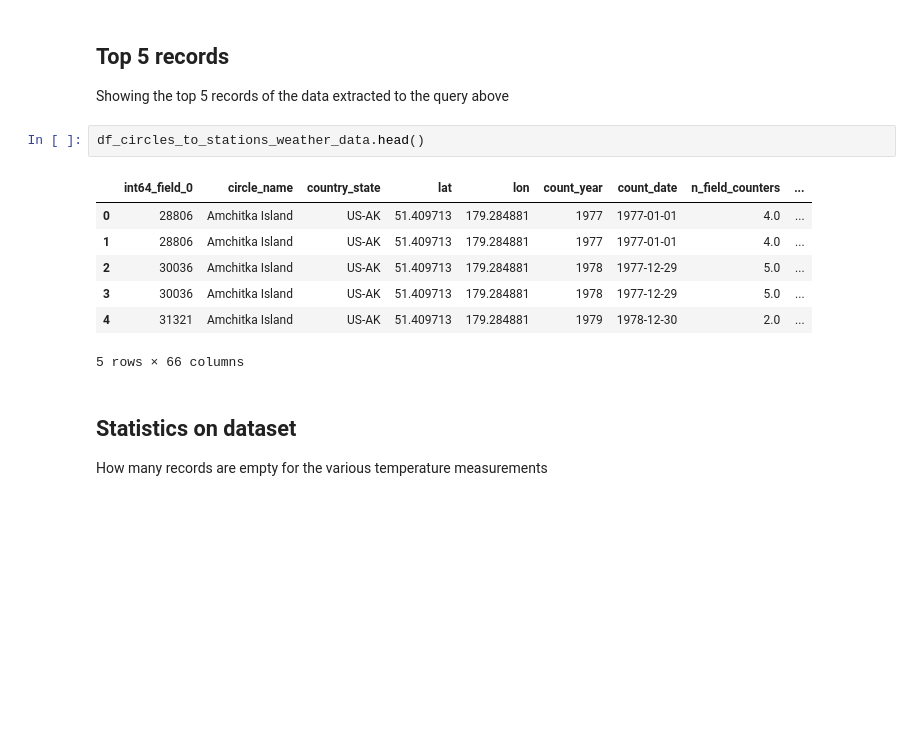
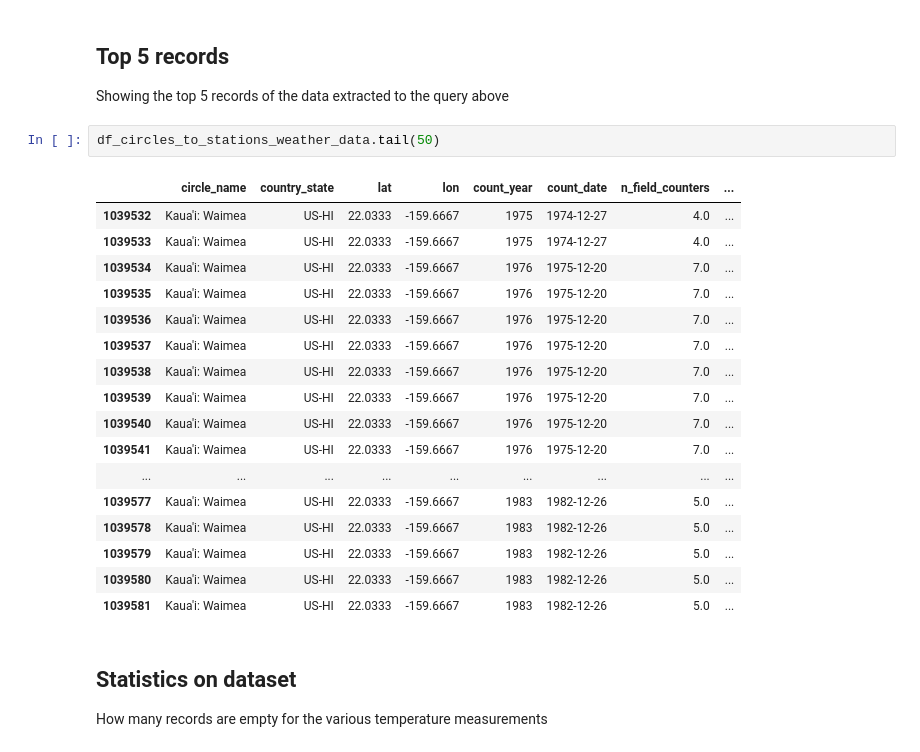
Before and after one commit to DataKind-DC/audubon-cbc, a Jupyter notebook: notebooks/1.1-circles-to-many-noaa-stations-usa-weather-data.ipynb, the cells around one changed output. Drawn from its saved outputs; the diff is of its cells as text; blank space fills up the shorter version.

```diff
--- a/notebooks/1.1-circles-to-many-noaa-stations-usa-weather-data.ipynb
+++ b/notebooks/1.1-circles-to-many-noaa-stations-usa-weather-data.ipynb
@@ -139,16 +152,26 @@ df_circles_to_stations_weather_data.shape
 # %% [markdown]
 ## Top 5 records
 Showing the top 5 records of the data extracted to the query above
-# %%
-df_circles_to_stations_weather_data.head()
-# %% [output]
-|  | int64_field_0 | circle_name | country_state | lat | lon | count_year | count_date | n_field_counters | ... |
-| 0 | 28806 | Amchitka Island | US-AK | 51.409713 | 179.284881 | 1977 | 1977-01-01 | 4.0 | ... |
-| 1 | 28806 | Amchitka Island | US-AK | 51.409713 | 179.284881 | 1977 | 1977-01-01 | 4.0 | ... |
-| 2 | 30036 | Amchitka Island | US-AK | 51.409713 | 179.284881 | 1978 | 1977-12-29 | 5.0 | ... |
-| 3 | 30036 | Amchitka Island | US-AK | 51.409713 | 179.284881 | 1978 | 1977-12-29 | 5.0 | ... |
-| 4 | 31321 | Amchitka Island | US-AK | 51.409713 | 179.284881 | 1979 | 1978-12-30 | 2.0 | ... |
-5 rows × 66 columns
+# %%
+df_circles_to_stations_weather_data.tail(50)
+# %% [output]
+|  | circle_name | country_state | lat | lon | count_year | count_date | n_field_counters | ... |
+| 1039532 | Kaua'i: Waimea | US-HI | 22.0333 | -159.6667 | 1975 | 1974-12-27 | 4.0 | ... |
+| 1039533 | Kaua'i: Waimea | US-HI | 22.0333 | -159.6667 | 1975 | 1974-12-27 | 4.0 | ... |
+| 1039534 | Kaua'i: Waimea | US-HI | 22.0333 | -159.6667 | 1976 | 1975-12-20 | 7.0 | ... |
+| 1039535 | Kaua'i: Waimea | US-HI | 22.0333 | -159.6667 | 1976 | 1975-12-20 | 7.0 | ... |
+| 1039536 | Kaua'i: Waimea | US-HI | 22.0333 | -159.6667 | 1976 | 1975-12-20 | 7.0 | ... |
+| 1039537 | Kaua'i: Waimea | US-HI | 22.0333 | -159.6667 | 1976 | 1975-12-20 | 7.0 | ... |
+| 1039538 | Kaua'i: Waimea | US-HI | 22.0333 | -159.6667 | 1976 | 1975-12-20 | 7.0 | ... |
+| 1039539 | Kaua'i: Waimea | US-HI | 22.0333 | -159.6667 | 1976 | 1975-12-20 | 7.0 | ... |
+| 1039540 | Kaua'i: Waimea | US-HI | 22.0333 | -159.6667 | 1976 | 1975-12-20 | 7.0 | ... |
+| 1039541 | Kaua'i: Waimea | US-HI | 22.0333 | -159.6667 | 1976 | 1975-12-20 | 7.0 | ... |
+| ... | ... | ... | ... | ... | ... | ... | ... | ... |
+| 1039577 | Kaua'i: Waimea | US-HI | 22.0333 | -159.6667 | 1983 | 1982-12-26 | 5.0 | ... |
+| 1039578 | Kaua'i: Waimea | US-HI | 22.0333 | -159.6667 | 1983 | 1982-12-26 | 5.0 | ... |
+| 1039579 | Kaua'i: Waimea | US-HI | 22.0333 | -159.6667 | 1983 | 1982-12-26 | 5.0 | ... |
+| 1039580 | Kaua'i: Waimea | US-HI | 22.0333 | -159.6667 | 1983 | 1982-12-26 | 5.0 | ... |
+| 1039581 | Kaua'i: Waimea | US-HI | 22.0333 | -159.6667 | 1983 | 1982-12-26 | 5.0 | ... |
 # %% [markdown]
 ## Statistics on dataset
 How many records are empty for the various temperature measurements
```
Also changed, not shown: parts of 31 cells of this notebook, 3 other files.
